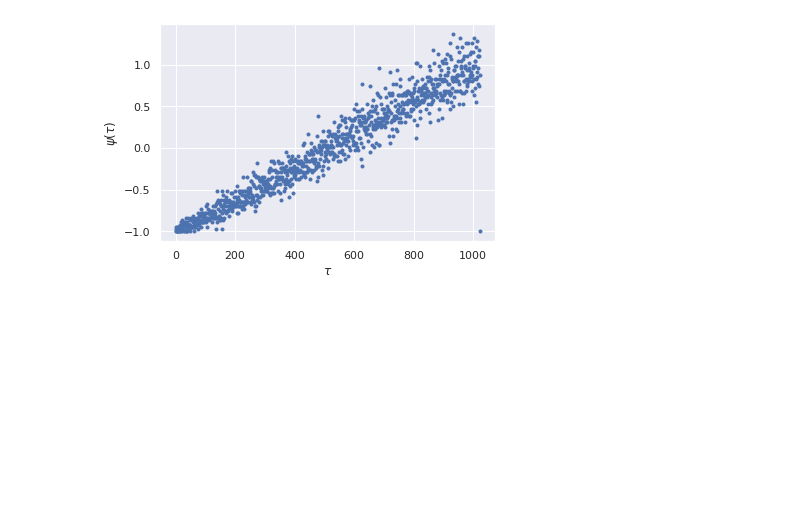
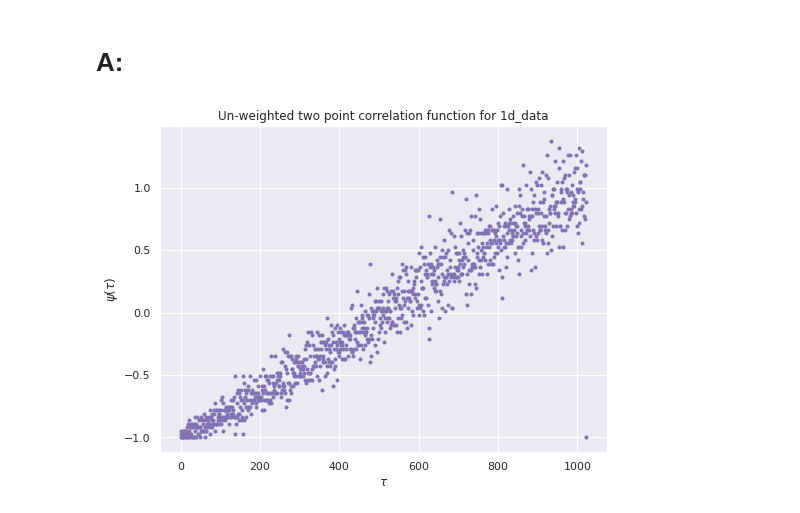
Before and after one commit to MohiMozaffari/Computational-Physics, a Jupyter notebook: HW6/HW6.ipynb, the cells around one changed output. Drawn from its saved outputs; the diff is of its cells as text; code cells hidden in the pictures; blank space fills up the shorter version.

```diff
--- a/HW6/HW6.ipynb
+++ b/HW6/HW6.ipynb
@@ -11,0 +44,28 @@ sns.set()
+# %%
+def UTPCF_1d(data, find_peak_1d, dx=0.1):
+    """calculate un-weighted two point correlation function one dimention
+
+    Args:
+        data (1d_array): data
+        find_peak_1d (function): find the peak of data
+        dx (float, optional): step size of find peak. Defaults to 0.1.
+
+    Returns:
+        1d_array: un_weighted 2 point correlation function
+    """
+    peakpos = find_peak_1d(data, dx)
+    N = len(data)
+    npeak = len(peakpos)
+
+    p = np.zeros(N)
+    for i in range(npeak):
+        for j in range(i+1, npeak):
+            R = int((peakpos[i]-peakpos[j]))
+            p[R] += 1
+
+    psi = []
+    for r in range(N):
+        s = (p[r]/(npeak**2/(2*N)))-1
+        psi.append(s)
+
+    return psi
@@ -12,2 +258,4 @@ sns.set()
+# %% [markdown]
+# A:
 # %%
 data1 = np.loadtxt("1d_data.txt")
@@ -68,7 +262,11 @@ tau, psi = UTPCF_1d(data1, 0.1, 1)
+# %%
+psi = UTPCF_1d(data1, find_peak_1d)
 # %%
-plt.plot(tau,psi, ".")
+plt.figure(figsize=(8,6))
+plt.plot(psi, "m.")
 plt.xlabel(r"$\tau$")
 plt.ylabel(r"$\psi(\tau)$")
+plt.title("Un-weighted two point correlation function for 1d_data")
 plt.show()
 # %% [output]
-[figure, old version]
+[figure, new version]
```
Also changed, not shown: parts of 30 cells of this notebook, 1 other file.
